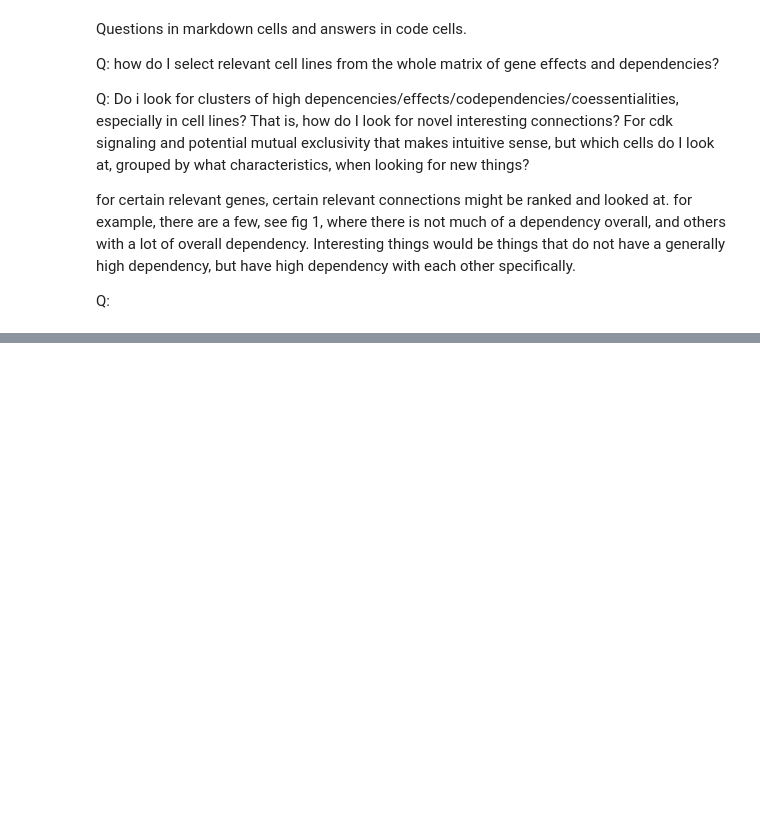
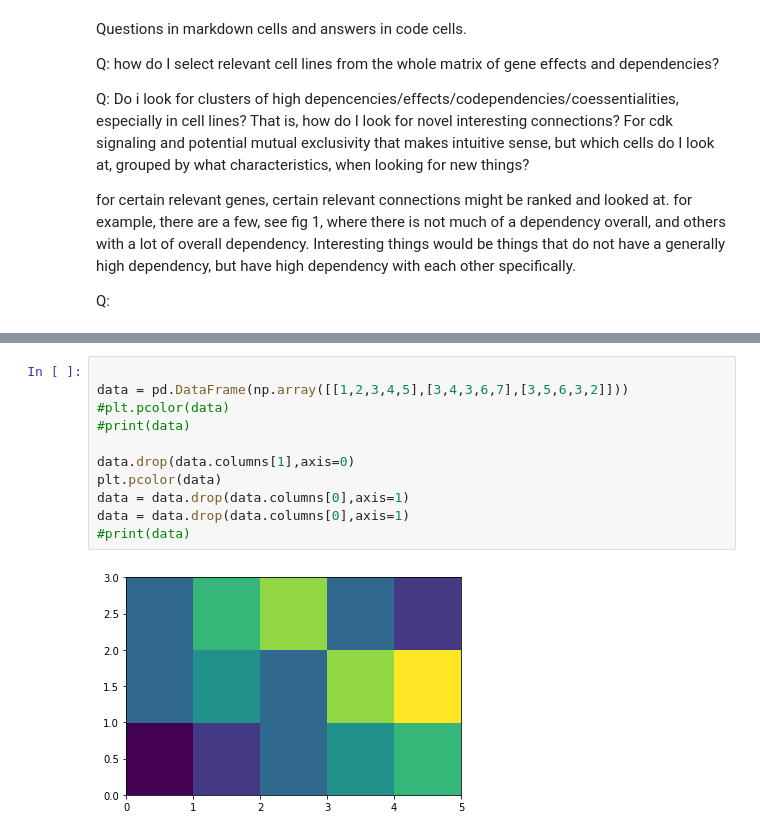
Before and after one commit to lannwal/projectlab, a Jupyter notebook: Exploration.ipynb, the cells around one changed output, grey strips where cells are left out. Cells and saved outputs as stored; diff of their text form; blank space fills up the shorter version.

Commit message:
Add files via upload
made a plot. looked at essentiality data

```diff
--- a/Exploration.ipynb
+++ b/Exploration.ipynb
@@ -384,0 +455,13 @@ Q:
+# %%
+
+data = pd.DataFrame(np.array([[1,2,3,4,5],[3,4,3,6,7],[3,5,6,3,2]]))
+#plt.pcolor(data)
+#print(data)
+
+data.drop(data.columns[1],axis=0)
+plt.pcolor(data)
+data = data.drop(data.columns[0],axis=1)
+data = data.drop(data.columns[0],axis=1)
+#print(data)
+# %% [output]
+[figure, added]
```
Also changed, not shown: parts of 16 cells of this notebook, 2 other files.
